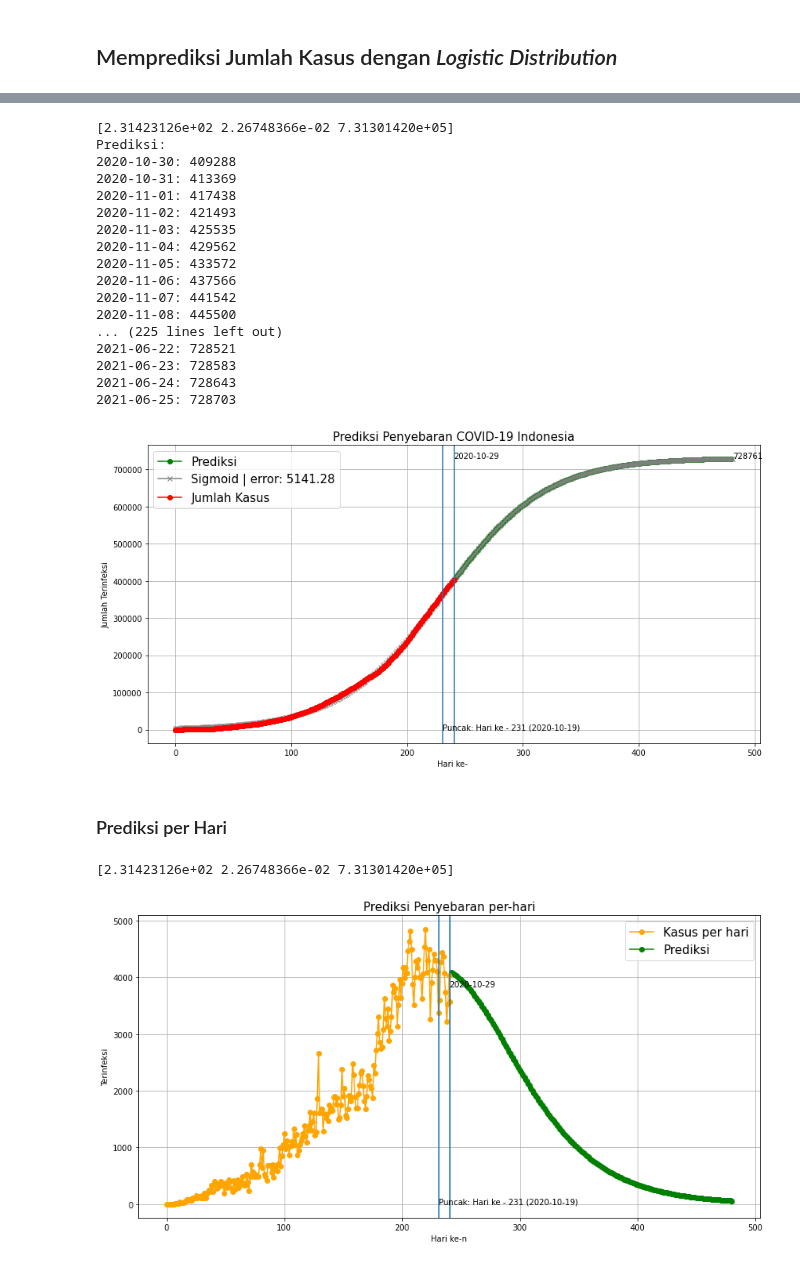
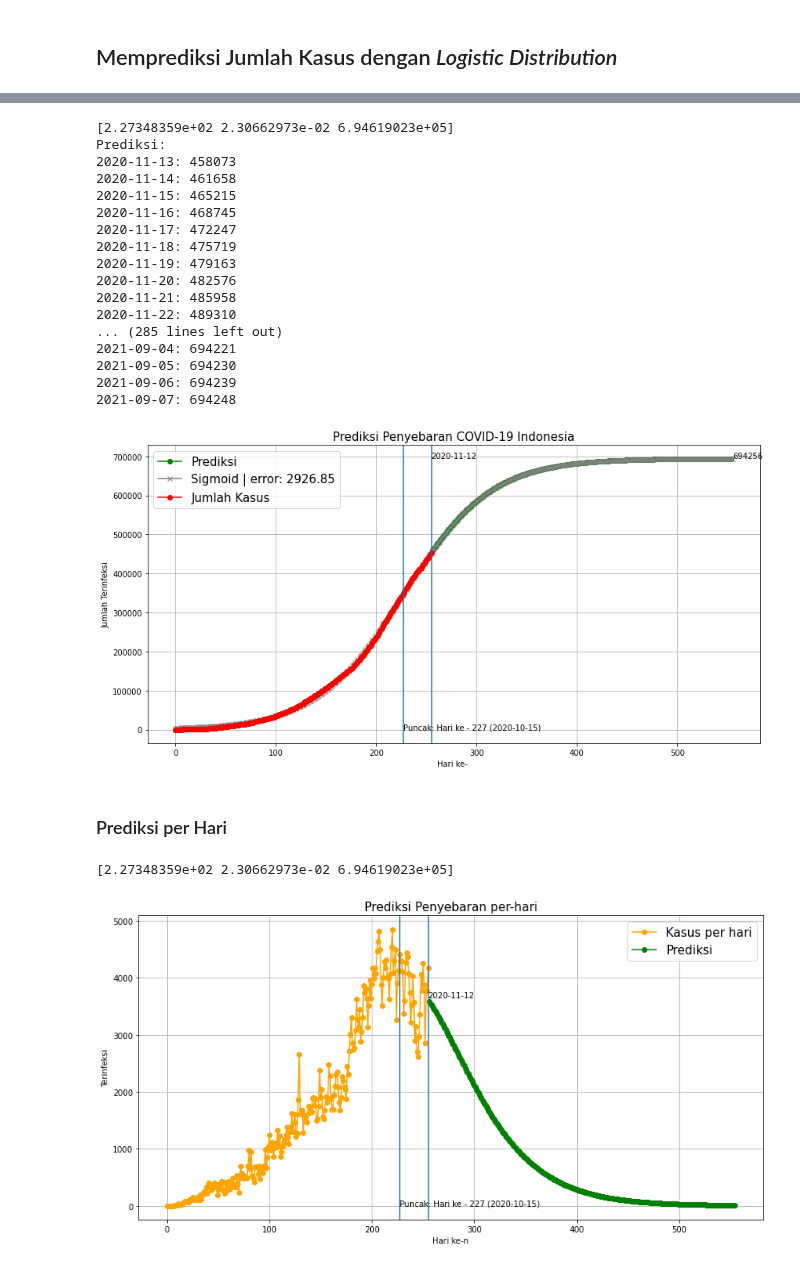
Before and after one commit to Vidi005/COVID-19-Prediciton-Indonesia, a Jupyter notebook: COVID_19_Prediciton_Indonesia.ipynb, the cells around one changed output, grey strips where cells are left out. Cells and saved outputs as stored; diff of their text form; code cells hidden in the pictures.

```diff
--- a/COVID_19_Prediciton_Indonesia.ipynb
+++ b/COVID_19_Prediciton_Indonesia.ipynb
@@ -141,7 +141,7 @@ def plot_predict(case, future_days):
     x = np.arange(len(y))
 
     # fitting the data on the logistic function
-    popt_sig, pcov_sig = curve_fit(f_sigmoid, x, y, method="dogbox", bounds=([12., 0.001, y.mean()],[300., 2.5, 10*y.max()]))
+    popt_sig, pcov_sig = curve_fit(f_sigmoid, x, y, method="dogbox", bounds=([12., 0.001, y.mean()],[360., 2.5, 10*y.max()]))
     print(popt_sig)
     peakday = datetime.strftime(datetime.strptime(graph["Tanggal"][inception], "%Y-%m-%d")+timedelta(days=int(popt_sig[0])), "%Y-%m-%d")
     plt.figure(figsize=(14,7))
@@ -150,7 +150,7 @@ def plot_predict(case, future_days):
     y_m = f_sigmoid(x_m, *popt_sig)
 
     print("Prediksi:")
-    for i in range(1,240):
+    for i in range(1,300):
         pday = datetime.strftime(datetime.strptime(graph["Tanggal"][inception], "%Y-%m-%d")+timedelta(days=len(y)+i-1), "%Y-%m-%d")
         print("%s: %d" % (pday, y_m[len(y)+i-1]))
         plt.plot(x[-1]+i, y_m[len(y)+i-1], marker="o", c="g")
@@ -178,26 +178,26 @@ Menampilkan hasil prediksi per hari dan memetakan hasil prediksinya pada grafik
 <br>
 Parameter yang digunakan tersedia pada: https://medium.com/analytics-vidhya/predicting-the-spread-of-covid-19-coronavirus-in-us-daily-updates-4de238ad8c26
 # %%
-plot_predict("Jumlah Kasus", 240)
+plot_predict("Jumlah Kasus", 300)
 # %% [output]
-[2.31423126e+02 2.26748366e-02 7.31301420e+05]
+[2.27348359e+02 2.30662973e-02 6.94619023e+05]
 Prediksi:
-2020-10-30: 409288
-2020-10-31: 413369
-2020-11-01: 417438
-2020-11-02: 421493
-2020-11-03: 425535
-2020-11-04: 429562
-2020-11-05: 433572
-2020-11-06: 437566
-2020-11-07: 441542
-2020-11-08: 445500
-... (225 lines left out)
-2021-06-22: 728521
-2021-06-23: 728583
-2021-06-24: 728643
-2021-06-25: 728703
+2020-11-13: 458073
+2020-11-14: 461658
+2020-11-15: 465215
+2020-11-16: 468745
+2020-11-17: 472247
+2020-11-18: 475719
+2020-11-19: 479163
+2020-11-20: 482576
+2020-11-21: 485958
+2020-11-22: 489310
+... (285 lines left out)
+2021-09-04: 694221
+2021-09-05: 694230
+2021-09-06: 694239
+2021-09-07: 694248
-[figure, old version]
+[figure, new version]
 # %% [markdown]
 ### Prediksi per Hari
 # %%
@@ -217,7 +217,7 @@ def plot_predict(case, future_days):
     y = graph_day[case]
     x = np.arange(len(y))
 
-    popt_sig, pcov_sig = curve_fit(f_sigmoid, x, y, method="dogbox", bounds=([12., 0.001, y.mean()],[300., 2.5, 10*y.max()]))
+    popt_sig, pcov_sig = curve_fit(f_sigmoid, x, y, method="dogbox", bounds=([12., 0.001, y.mean()],[360., 2.5, 10*y.max()]))
     print(popt_sig)
     peakday = datetime.strftime(datetime.strptime(graph_day["Tanggal"][day], "%Y-%m-%d")+timedelta(days=int(popt_sig[0])), "%Y-%m-%d")
     plt.figure(figsize=(14,7))
@@ -225,7 +225,7 @@ def plot_predict(case, future_days):
     x_m = np.arange(len(y)+future_days)
     y_m = f_sigmoid(x_m, *popt_sig)
 
-    for i in range(1,240):
+    for i in range(1, 300):
         pday = datetime.strftime(datetime.strptime(graph_day["Tanggal"][day], "%Y-%m-%d")+timedelta(days=len(y)+i-1), "%Y-%m-%d")
         plt.plot(x[-1]+i, (y_m[len(y)+i])-(y_m[len(y)+i-1]), marker="o", c="g")
 
@@ -243,7 +243,7 @@ def plot_predict(case, future_days):
     plt.grid(zorder=0)
     plt.show
 # %%
-plot_predict("Jumlah Kasus", 240)
+plot_predict("Jumlah Kasus", 300)
 # %% [output]
-[2.31423126e+02 2.26748366e-02 7.31301420e+05]
+[2.27348359e+02 2.30662973e-02 6.94619023e+05]
-[figure, old version]
+[figure, new version]
```
Also changed, not shown: parts of 5 cells of this notebook.
